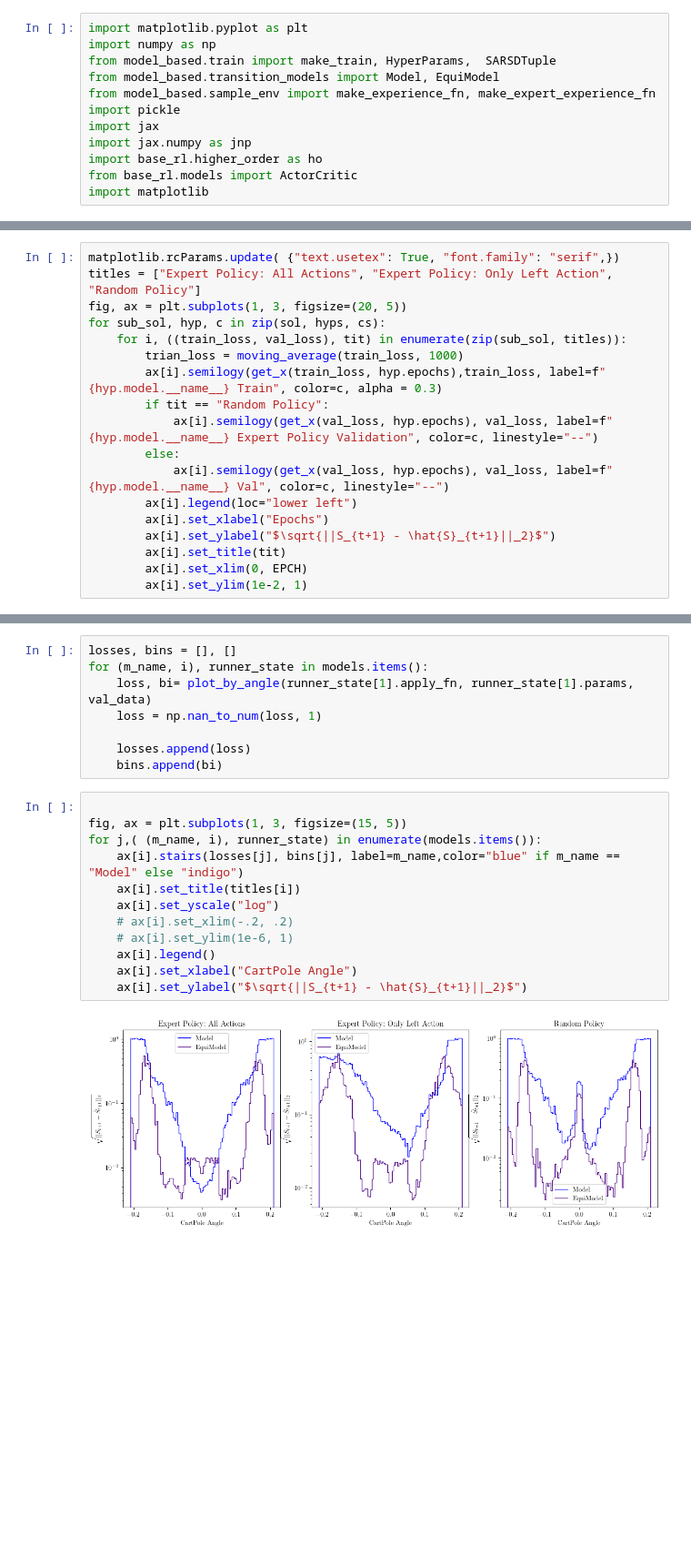
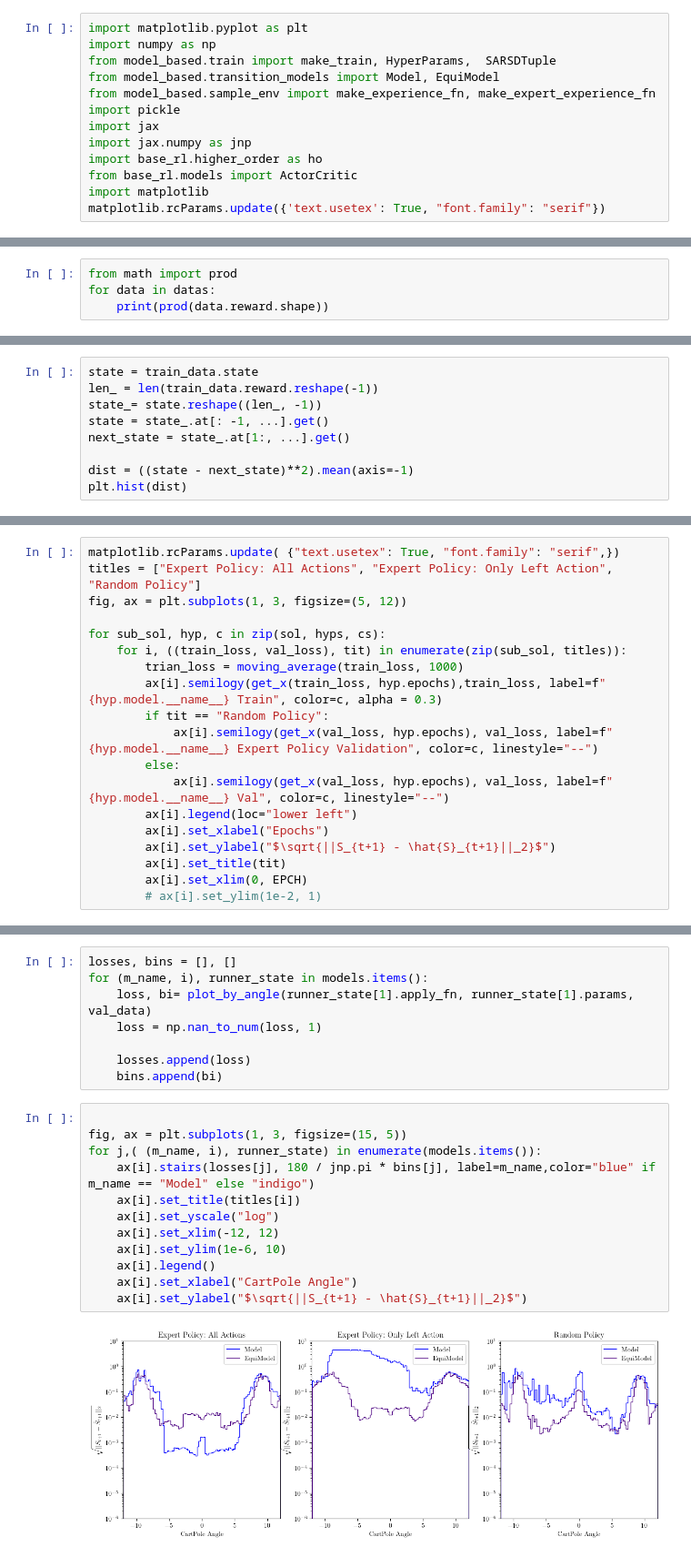
Before and after one commit to seancraven/mono_ms, a Jupyter notebook: model_based/transition_model_loss.ipynb, the cells around one changed output, grey strips where cells are left out. Shown at 91% size. Drawn from its saved outputs; the diff is of its cells as text; blank space fills up the shorter version.

```diff
--- a/model_based/transition_model_loss.ipynb
+++ b/model_based/transition_model_loss.ipynb
@@ -10,6 +10,7 @@ import jax.numpy as jnp
 import base_rl.higher_order as ho
 from base_rl.models import ActorCritic
 import matplotlib
+matplotlib.rcParams.update({'text.usetex': True, "font.family": "serif"})
 # %%
 num = 2000
 keys = jax.random.split(jax.random.PRNGKey(42), num)
@@ -53,3 +54,7 @@ hyp = HyperParams(model=Model, train_frac=1, epochs=EPCH, learning_rate=1e-5)
 hyp_equi = HyperParams(model=EquiModel, train_frac=1, epochs=EPCH, learning_rate=1e-5)
 hyps = [ hyp, hyp_equi]
 datas = [train_data, filtered_data, random_data]
+# %%
+from math import prod
+for data in datas:
+    print(prod(data.reward.shape))
@@ -55,0 +65,9 @@ datas = [train_data, filtered_data, random_data]
+# %%
+state = train_data.state
+len_ = len(train_data.reward.reshape(-1))
+state_= state.reshape((len_, -1))
+state = state_.at[: -1, ...].get()
+next_state = state_.at[1:, ...].get()
+
+dist = ((state - next_state)**2).mean(axis=-1)
+plt.hist(dist)
@@ -69,7 +95,8 @@ for hyp, c in zip(hyps, cs):
 # %%
 matplotlib.rcParams.update( {"text.usetex": True, "font.family": "serif",})
 titles = ["Expert Policy: All Actions", "Expert Policy: Only Left Action", "Random Policy"]
-fig, ax = plt.subplots(1, 3, figsize=(20, 5))
+fig, ax = plt.subplots(1, 3, figsize=(5, 12))
+
 for sub_sol, hyp, c in zip(sol, hyps, cs):
     for i, ((train_loss, val_loss), tit) in enumerate(zip(sub_sol, titles)):
         trian_loss = moving_average(train_loss, 1000)
@@ -83,5 +110,5 @@ for sub_sol, hyp, c in zip(sol, hyps, cs):
         ax[i].set_ylabel("$\sqrt{||S_{t+1} - \hat{S}_{t+1}||_2}$")
         ax[i].set_title(tit)
         ax[i].set_xlim(0, EPCH)
-        ax[i].set_ylim(1e-2, 1)
+        # ax[i].set_ylim(1e-2, 1)
 # %% [output]
@@ -130,14 +157,14 @@ for (m_name, i), runner_state in models.items():
 # %%
 
 fig, ax = plt.subplots(1, 3, figsize=(15, 5))
 for j,( (m_name, i), runner_state) in enumerate(models.items()):
-    ax[i].stairs(losses[j], bins[j], label=m_name,color="blue" if m_name == "Model" else "indigo")
+    ax[i].stairs(losses[j], 180 / jnp.pi * bins[j], label=m_name,color="blue" if m_name == "Model" else "indigo")
     ax[i].set_title(titles[i])
     ax[i].set_yscale("log")
-    # ax[i].set_xlim(-.2, .2)
-    # ax[i].set_ylim(1e-6, 1)
+    ax[i].set_xlim(-12, 12)
+    ax[i].set_ylim(1e-6, 10)
     ax[i].legend()
     ax[i].set_xlabel("CartPole Angle")
     ax[i].set_ylabel("$\sqrt{||S_{t+1} - \hat{S}_{t+1}||_2}$")
 # %% [output]
-[figure, old version]
+[figure, new version]
```
Also changed, not shown: parts of 3 cells of this notebook, 19 other files.
